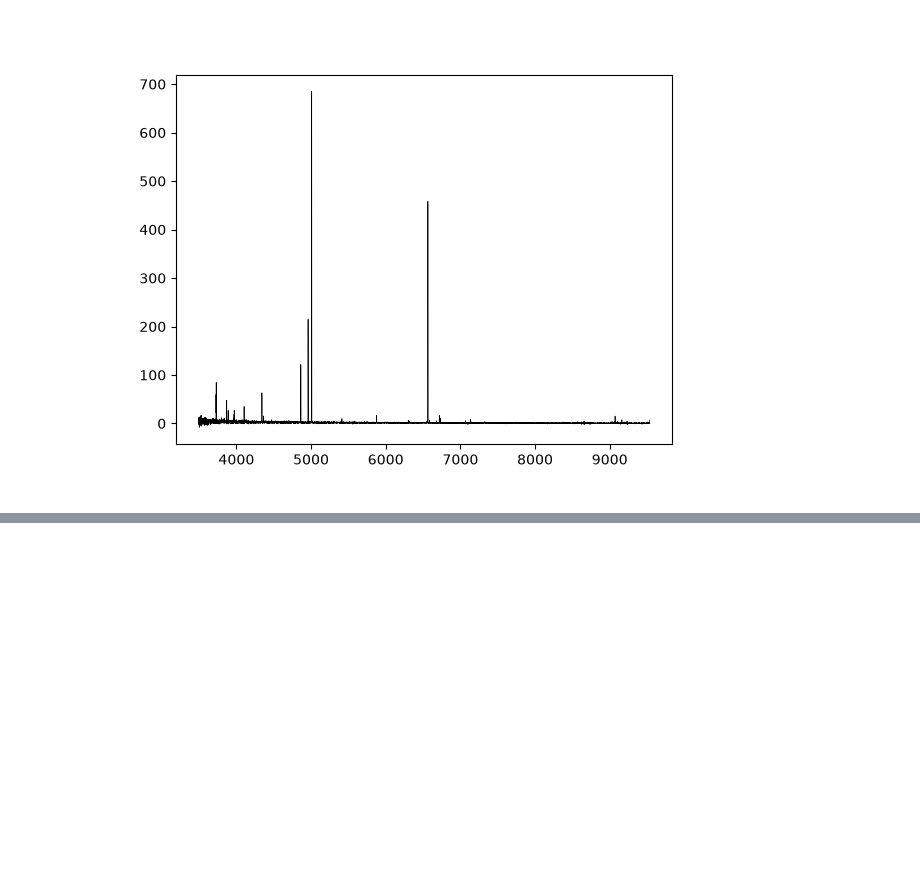
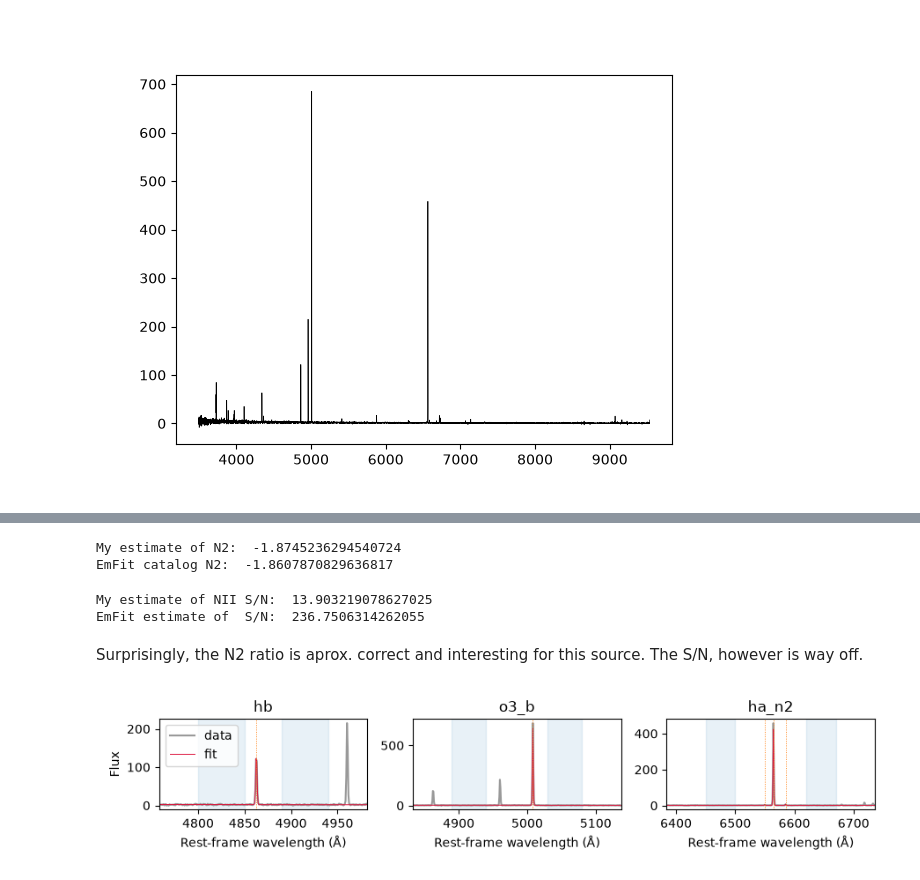
Before and after one commit to thevalentino/desi-selection-exploration, a Jupyter notebook: notebooks/line-measurements.ipynb, the cells around one changed output, grey strips where cells are left out. Drawn from its saved outputs; the diff is of its cells as text; code cells hidden in the pictures; blank space fills up the shorter version.

Commit message:
Writes the code needed to do a source by source inspection

```diff
--- a/notebooks/line-measurements.ipynb
+++ b/notebooks/line-measurements.ipynb
@@ -87,0 +179,10 @@ plt.show()
+# %%
+# Wavelengths, all vacuum. Copied from Lime
+ha_n2 = [6549.850000, 6564.610000, 6585.280000]
+hb = [4862.683000]
+o3_b = [5008.240000]
+
+# Continuum windows
+ha_n2_window = [(6450, 6500), (6620, 6670)]
+hb_window = [(4800, 4850), (4890, 4940)]
+o3_b_window = [(4890, 4940), (5030, 5080)]
@@ -87,0 +349,21 @@ plt.show()
+# %%
+targetid = emps['TARGETID'].loc[0]
+z = emps['Z'].loc[0]
+N2 = emps['N2'].loc[0]
+R3 = emps['R3'].loc[0]
+
+result = fit_spectrum_lines(f"../data/spectra/{targetid}.fits", z=z, emp_catalog_path="../data/emp-candidates.fits")
+# %%
+print("My estimate of N2: ", np.log10(result['ha_n2']['popt'][4] / result['ha_n2']['popt'][3]))  # NII6583 / H-alpha
+print("EmFit catalog N2: ", N2)
+# %% [output]
+My estimate of N2:  -1.8745236294540724
+EmFit catalog N2:  -1.8607870829636817
+# %%
+print("My estimate of NII S/N: ", result['ha_n2']['popt'][4] / result['ha_n2']['perr'][4])
+print("EmFit estimate of  S/N: ", emps['ston'].loc[0])
+# %% [output]
+My estimate of NII S/N:  13.903219078627025
+EmFit estimate of  S/N:  236.7506314262055
+# %% [markdown]
+Surprisingly, the N2 ratio is aprox. correct and interesting for this source. The S/N, however is way off.
@@ -87,0 +419,5 @@ plt.show()
+# %%
+plot_fit_results(result, spec, z, fignum=4)
+plt.show()
+# %% [output]
+[figure, added]
```
Also changed, not shown: parts of 19 cells of this notebook.
